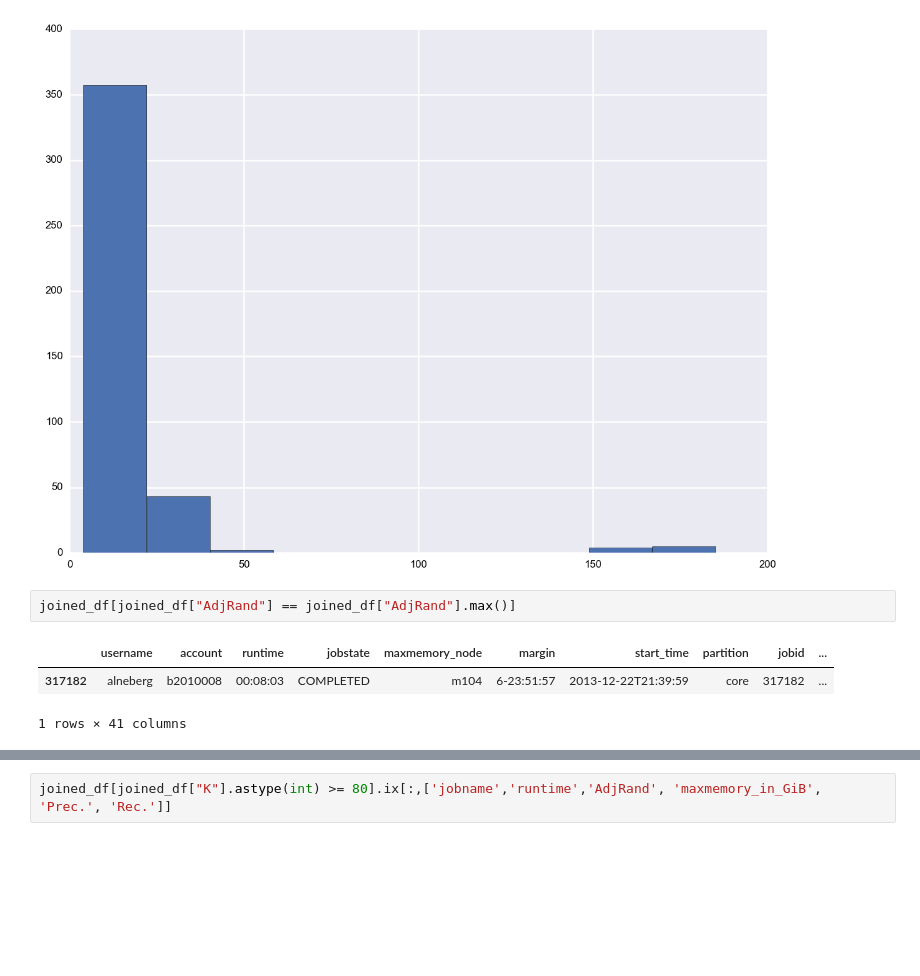
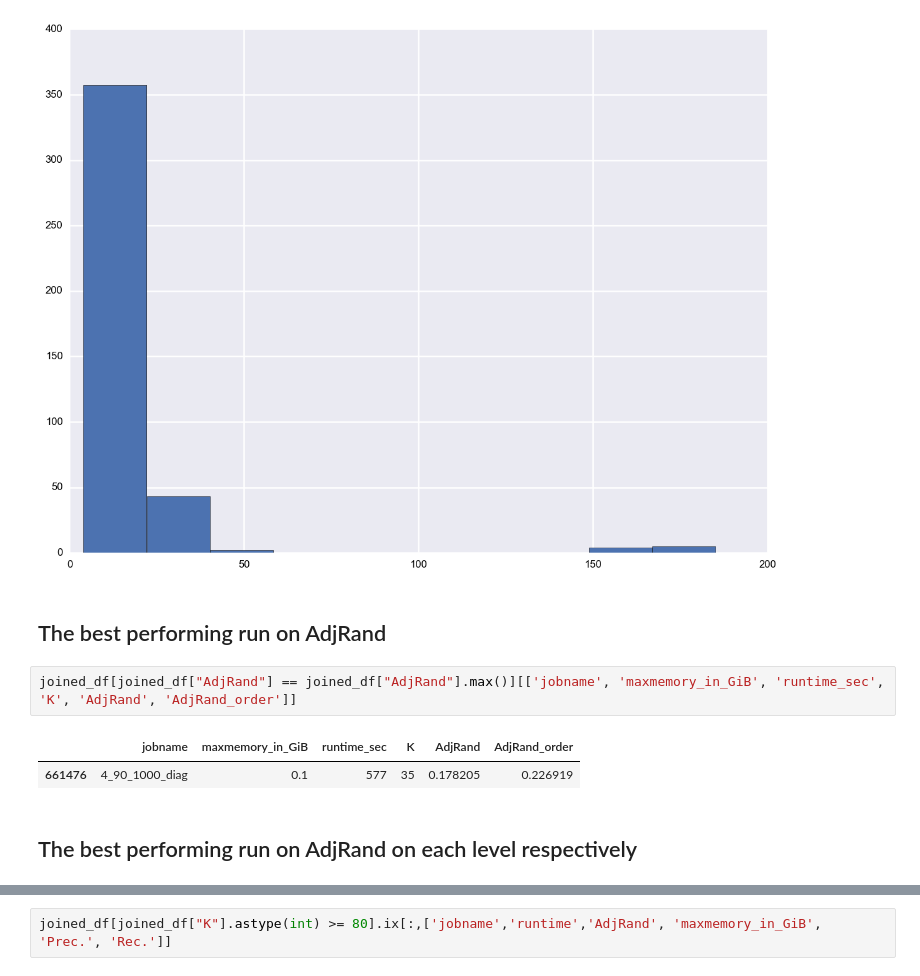
Before and after one commit to alneberg/public_notebooks, a Jupyter notebook: exjobb-matplotlib-seaborn.ipynb, the cells around one changed output, grey strips where cells are left out. Saved outputs shown, nothing was run; the diff lists cells and outputs as text; blank space fills up the shorter version.

```diff
--- a/exjobb-matplotlib-seaborn.ipynb
+++ b/exjobb-matplotlib-seaborn.ipynb
@@ -98,9 +98,12 @@ plt.hist(k.values)
         148.8,  166.9,  185. ]),
  <a list of 10 Patch objects>)
 [figure]
+# %% [markdown]
+## The best performing run on AdjRand
 # %%
-joined_df[joined_df["AdjRand"] == joined_df["AdjRand"].max()]
+joined_df[joined_df["AdjRand"] == joined_df["AdjRand"].max()][['jobname', 'maxmemory_in_GiB', 'runtime_sec', 'K', 'AdjRand', 'AdjRand_order']]
 # %% [output]
-|  | username | account | runtime | jobstate | maxmemory_node | margin | start_time | partition | jobid | ... |
-| 317182 | alneberg | b2010008 | 00:08:03 | COMPLETED | m104 | 6-23:51:57 | 2013-12-22T21:39:59 | core | 317182 | ... |
+|  | jobname | maxmemory_in_GiB | runtime_sec | K | AdjRand | AdjRand_order |
+| 661476 | 4_90_1000_diag | 0.1 | 577 | 35 | 0.178205 | 0.226919 |
-1 rows × 41 columns
+# %% [markdown]
+## The best performing run on AdjRand on each level respectively
```
Also changed, not shown: parts of 6 cells of this notebook.
